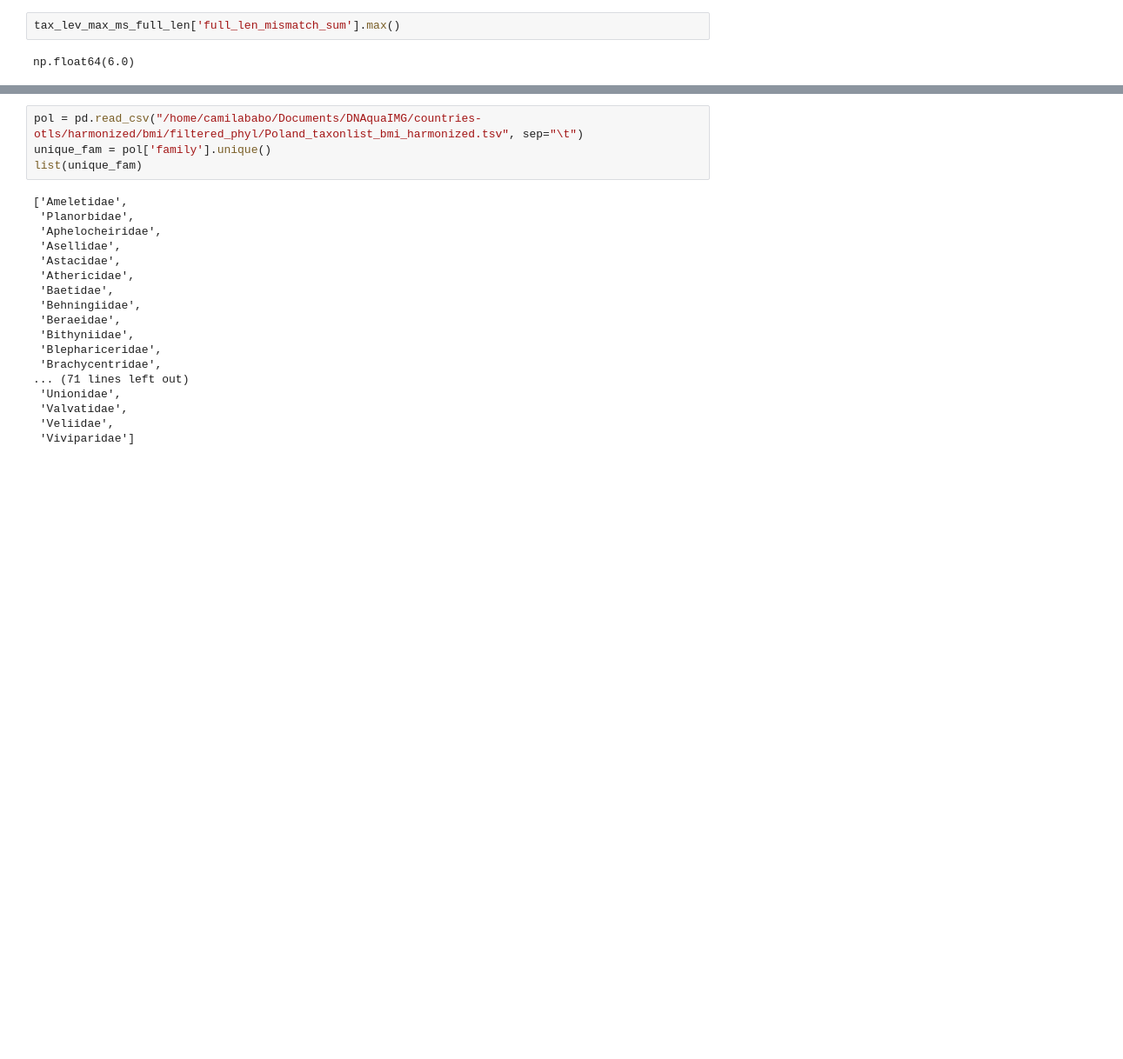
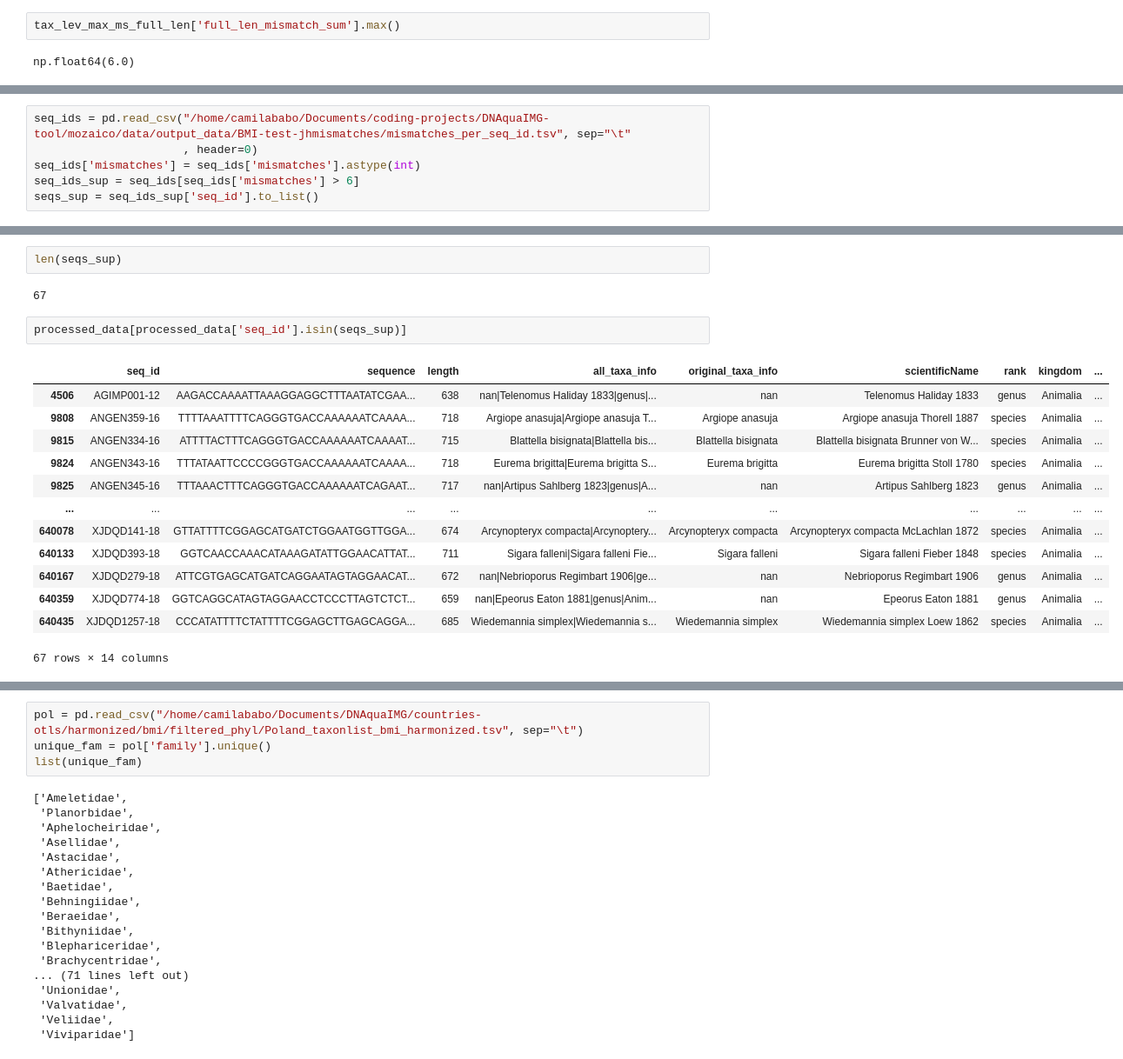
Before and after one commit to CIBIO-BU/mozaiko, a Jupyter notebook: draft.ipynb, the cells around one changed output, grey strips where cells are left out. Shown at 87% size. Saved outputs shown, nothing was run; the diff lists cells and outputs as text; blank space fills up the shorter version.

```diff
--- a/draft.ipynb
+++ b/draft.ipynb
@@ -1976,0 +1961,6 @@ Column 'full_len_mismatch_sum' not found in: /home/camilababo/Documents/coding-p
+# %%
+seq_ids = pd.read_csv("/home/camilababo/Documents/coding-projects/DNAquaIMG-tool/mozaico/data/output_data/BMI-test-jhmismatches/mismatches_per_seq_id.tsv", sep="\t"
+                      , header=0)
+seq_ids['mismatches'] = seq_ids['mismatches'].astype(int)
+seq_ids_sup = seq_ids[seq_ids['mismatches'] > 6]
+seqs_sup = seq_ids_sup['seq_id'].to_list()
@@ -1976,0 +1982,20 @@ Column 'full_len_mismatch_sum' not found in: /home/camilababo/Documents/coding-p
+# %%
+len(seqs_sup)
+# %% [output]
+67
+# %%
+processed_data[processed_data['seq_id'].isin(seqs_sup)]
+# %% [output]
+|  | seq_id | sequence | length | all_taxa_info | original_taxa_info | scientificName | rank | kingdom | ... |
+| 4506 | AGIMP001-12 | AAGACCAAAATTAAAGGAGGCTTTAATATCGAA... | 638 | nan|Telenomus Haliday 1833|genus|... | nan | Telenomus Haliday 1833 | genus | Animalia | ... |
+| 9808 | ANGEN359-16 | TTTTAAATTTTCAGGGTGACCAAAAAATCAAAA... | 718 | Argiope anasuja|Argiope anasuja T... | Argiope anasuja | Argiope anasuja Thorell 1887 | species | Animalia | ... |
+| 9815 | ANGEN334-16 | ATTTTACTTTCAGGGTGACCAAAAAATCAAAAT... | 715 | Blattella bisignata|Blattella bis... | Blattella bisignata | Blattella bisignata Brunner von W... | species | Animalia | ... |
+| 9824 | ANGEN343-16 | TTTATAATTCCCCGGGTGACCAAAAAATCAAAA... | 718 | Eurema brigitta|Eurema brigitta S... | Eurema brigitta | Eurema brigitta Stoll 1780 | species | Animalia | ... |
+| 9825 | ANGEN345-16 | TTTAAACTTTCAGGGTGACCAAAAAATCAGAAT... | 717 | nan|Artipus Sahlberg 1823|genus|A... | nan | Artipus Sahlberg 1823 | genus | Animalia | ... |
+| ... | ... | ... | ... | ... | ... | ... | ... | ... | ... |
+| 640078 | XJDQD141-18 | GTTATTTTCGGAGCATGATCTGGAATGGTTGGA... | 674 | Arcynopteryx compacta|Arcynoptery... | Arcynopteryx compacta | Arcynopteryx compacta McLachlan 1872 | species | Animalia | ... |
+| 640133 | XJDQD393-18 | GGTCAACCAAACATAAAGATATTGGAACATTAT... | 711 | Sigara falleni|Sigara falleni Fie... | Sigara falleni | Sigara falleni Fieber 1848 | species | Animalia | ... |
+| 640167 | XJDQD279-18 | ATTCGTGAGCATGATCAGGAATAGTAGGAACAT... | 672 | nan|Nebrioporus Regimbart 1906|ge... | nan | Nebrioporus Regimbart 1906 | genus | Animalia | ... |
+| 640359 | XJDQD774-18 | GGTCAGGCATAGTAGGAACCTCCCTTAGTCTCT... | 659 | nan|Epeorus Eaton 1881|genus|Anim... | nan | Epeorus Eaton 1881 | genus | Animalia | ... |
+| 640435 | XJDQD1257-18 | CCCATATTTTCTATTTTCGGAGCTTGAGCAGGA... | 685 | Wiedemannia simplex|Wiedemannia s... | Wiedemannia simplex | Wiedemannia simplex Loew 1862 | species | Animalia | ... |
+67 rows × 14 columns
```
Also changed, not shown: parts of 54 cells of this notebook, 6 other files.
